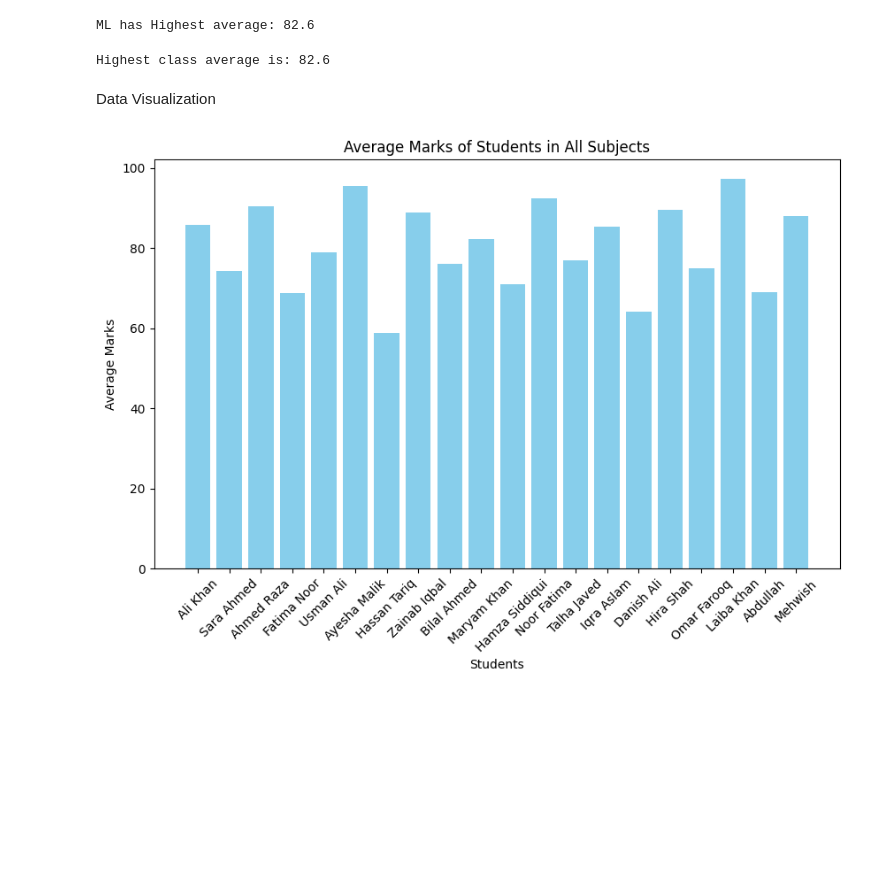
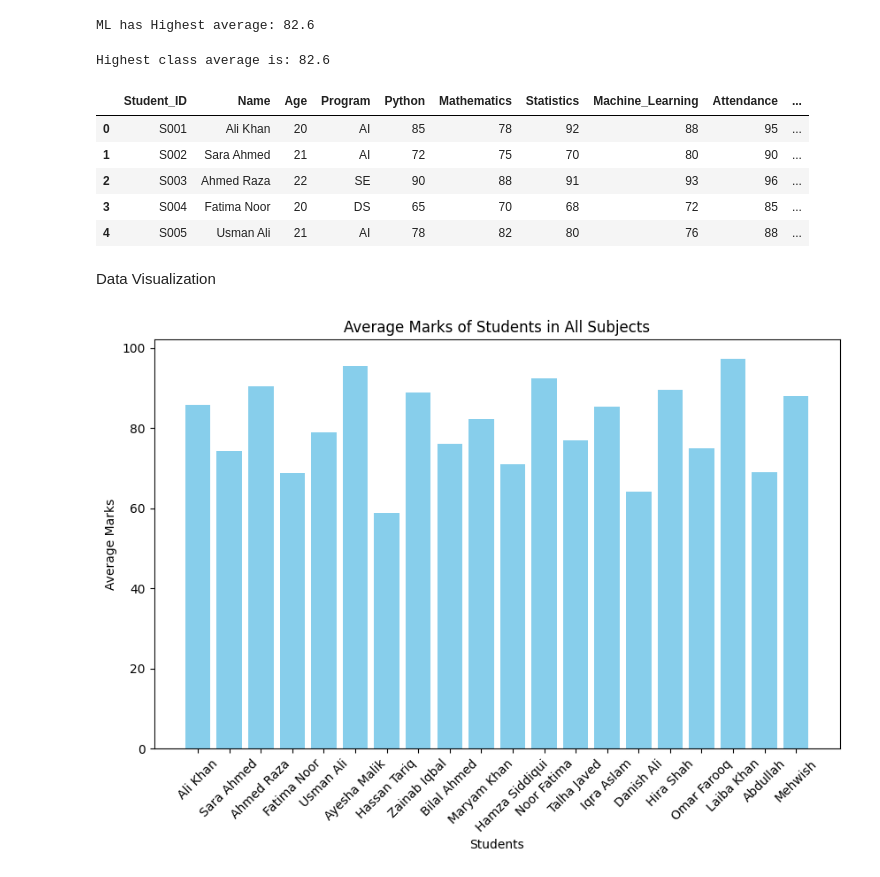
Before and after one commit to MuhammadAwais005/MLB-Internship, a Jupyter notebook: Day11_ML/main.ipynb, the cells around one changed output. Cells and saved outputs as stored; diff of their text form; code cells hidden in the pictures; blank space fills up the shorter version.

```diff
--- a/Day11_ML/main.ipynb
+++ b/Day11_ML/main.ipynb
@@ -107,3 +120,15 @@ Highest class average is: 82.6
+# %%
+#new CSV cleaned File
+data2 = pd.read_csv(r"C:\Users\92348\Desktop\MLBench\Day11_ML\cleaned_student_performance.csv")
+df2 = pd.DataFrame(data2)
+df2.head()
+# %% [output]
+|  | Student_ID | Name | Age | Program | Python | Mathematics | Statistics | Machine_Learning | Attendance | ... |
+| 0 | S001 | Ali Khan | 20 | AI | 85 | 78 | 92 | 88 | 95 | ... |
+| 1 | S002 | Sara Ahmed | 21 | AI | 72 | 75 | 70 | 80 | 90 | ... |
+| 2 | S003 | Ahmed Raza | 22 | SE | 90 | 88 | 91 | 93 | 96 | ... |
+| 3 | S004 | Fatima Noor | 20 | DS | 65 | 70 | 68 | 72 | 85 | ... |
+| 4 | S005 | Usman Ali | 21 | AI | 78 | 82 | 80 | 76 | 88 | ... |
 # %% [markdown]
 Data Visualization
 # %%
```
Also changed, not shown: parts of 2 cells of this notebook, 5 other files.
